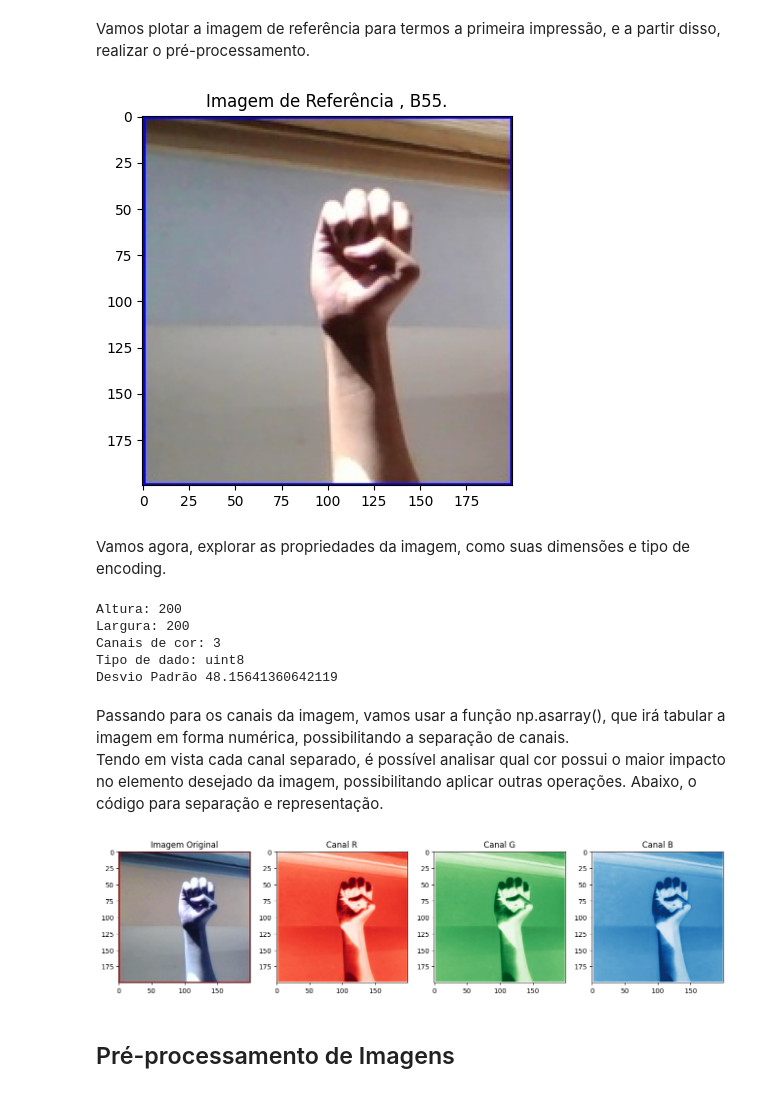
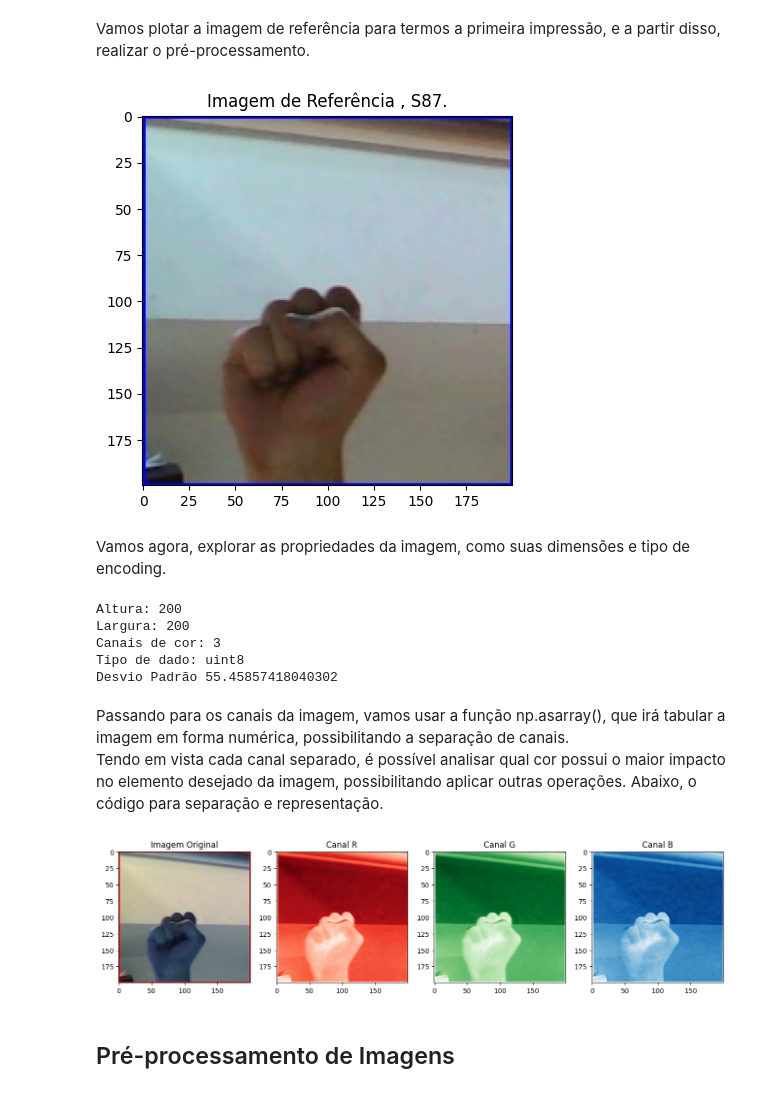
Before and after one commit to 0-lucas/ProjetoAvanti, a Jupyter notebook: pre_processamento.ipynb, the cells around one changed output. Saved outputs shown, nothing was run; the diff lists cells and outputs as text; code cells hidden in the pictures.

```diff
--- a/pre_processamento.ipynb
+++ b/pre_processamento.ipynb
@@ -82,7 +82,7 @@ import seaborn as sns
 import cv2
 from rembg import remove
 
-image_path = 'asl-alphabet/asl_alphabet_train/asl_alphabet_train/E/E473.jpg'
+image_path = 'asl-alphabet/asl_alphabet_train/asl_alphabet_train/S/S87.jpg'
 imagem = cv2.imread(image_path)
 image_rgb = cv2.cvtColor(imagem, cv2.COLOR_BGR2RGB)
 
@@ -93,10 +93,10 @@ plt.rcParams['axes.grid'] = False  # Desativa as grades nos plots.
 Vamos plotar a imagem de referência para termos a primeira impressão, e a partir disso, realizar o pré-processamento.
 # %%
 plt.imshow(image_rgb)
-plt.title("Imagem de Referência , B55.")
+plt.title("Imagem de Referência , S87.")
 plt.show()
 # %% [output]
-[figure, old version]
+[figure, new version]
 # %% [markdown]
 Vamos agora, explorar as propriedades da imagem, como suas dimensões e tipo de encoding.
 # %%
@@ -117,7 +117,7 @@ Altura: 200
 Largura: 200
 Canais de cor: 3
 Tipo de dado: uint8
-Desvio Padrão 48.15641360642119
+Desvio Padrão 55.45857418040302
 # %% [markdown]
 Passando para os canais da imagem, vamos usar a função np.asarray(), que irá tabular a imagem em forma numérica, possibilitando a separação de canais.
 Tendo em vista cada canal separado, é possível analisar qual cor possui o maior impacto no elemento desejado da imagem, possibilitando aplicar outras operações.
@@ -144,6 +144,6 @@ plt.imshow(matriz_imagem[:, :, 2], cmap="Blues")
 plt.title("Canal B")
 plt.show()
 # %% [output]
-[figure, old version]
+[figure, new version]
 # %% [markdown]
 ## Pré-processamento de Imagens
```
Also changed, not shown: parts of 14 cells of this notebook.
